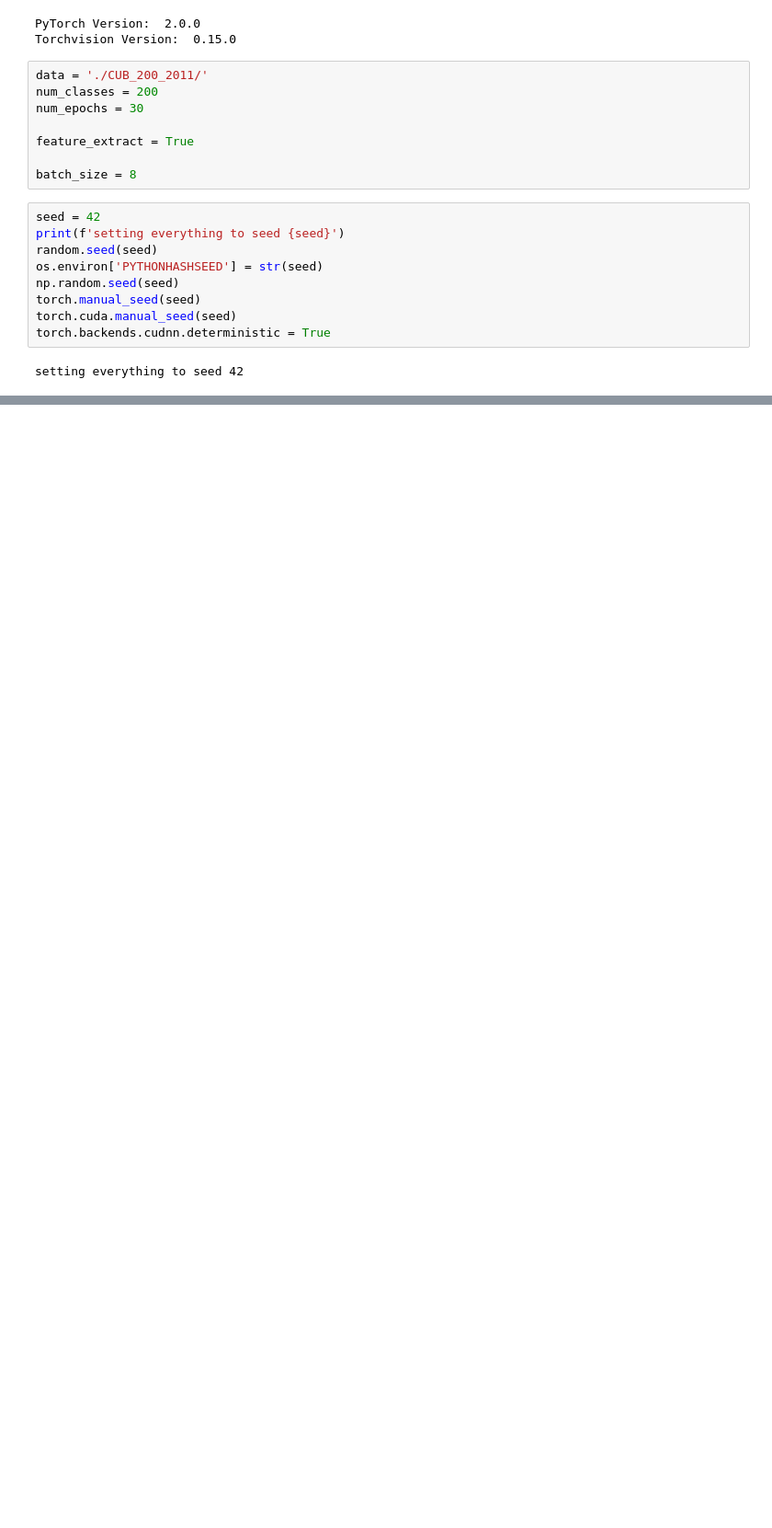
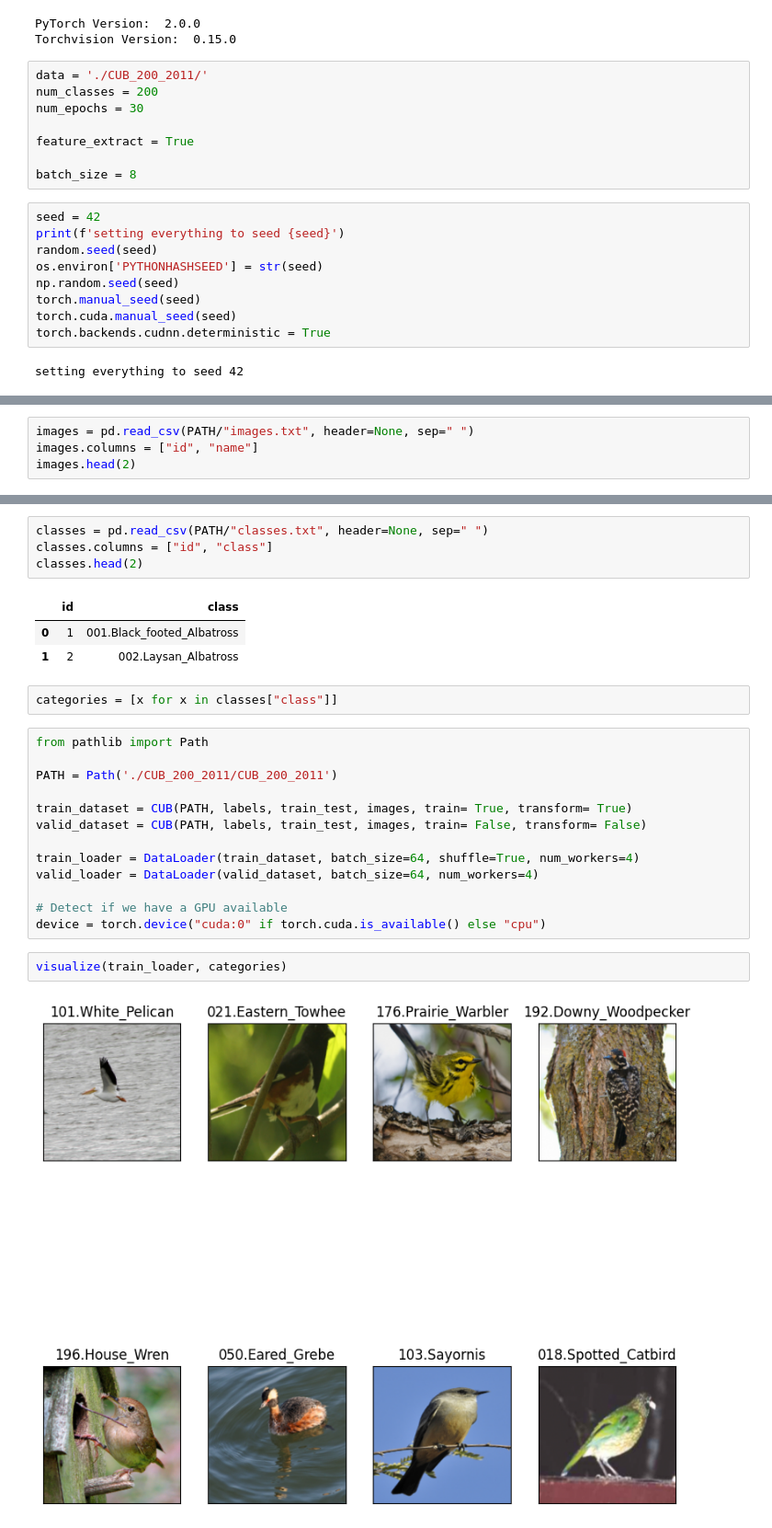
Before and after one commit to michaeldraga/aki-project, a Jupyter notebook: model.ipynb, the cells around one changed output, grey strips where cells are left out. Shown at 92% size. Saved outputs shown, nothing was run; the diff lists cells and outputs as text; blank space fills up the shorter version.

```diff
--- a/model.ipynb
+++ b/model.ipynb
@@ -275,0 +116,4 @@ Epoch 12/29
+# %%
+images = pd.read_csv(PATH/"images.txt", header=None, sep=" ")
+images.columns = ["id", "name"]
+images.head(2)
@@ -275,0 +124,27 @@ Epoch 12/29
+# %%
+classes = pd.read_csv(PATH/"classes.txt", header=None, sep=" ")
+classes.columns = ["id", "class"]
+classes.head(2)
+# %% [output]
+|  | id | class |
+| 0 | 1 | 001.Black_footed_Albatross |
+| 1 | 2 | 002.Laysan_Albatross |
+# %%
+categories = [x for x in classes["class"]]
+# %%
+from pathlib import Path
+
+PATH = Path('./CUB_200_2011/CUB_200_2011')
+
+train_dataset = CUB(PATH, labels, train_test, images, train= True, transform= True)
+valid_dataset = CUB(PATH, labels, train_test, images, train= False, transform= False)
+
+train_loader = DataLoader(train_dataset, batch_size=64, shuffle=True, num_workers=4)
+valid_loader = DataLoader(valid_dataset, batch_size=64, num_workers=4)
+
+# Detect if we have a GPU available
+device = torch.device("cuda:0" if torch.cuda.is_available() else "cpu")
+# %%
+visualize(train_loader, categories)
+# %% [output]
+[figure, added]
```
Also changed, not shown: parts of 22 cells of this notebook, 3 other files.
